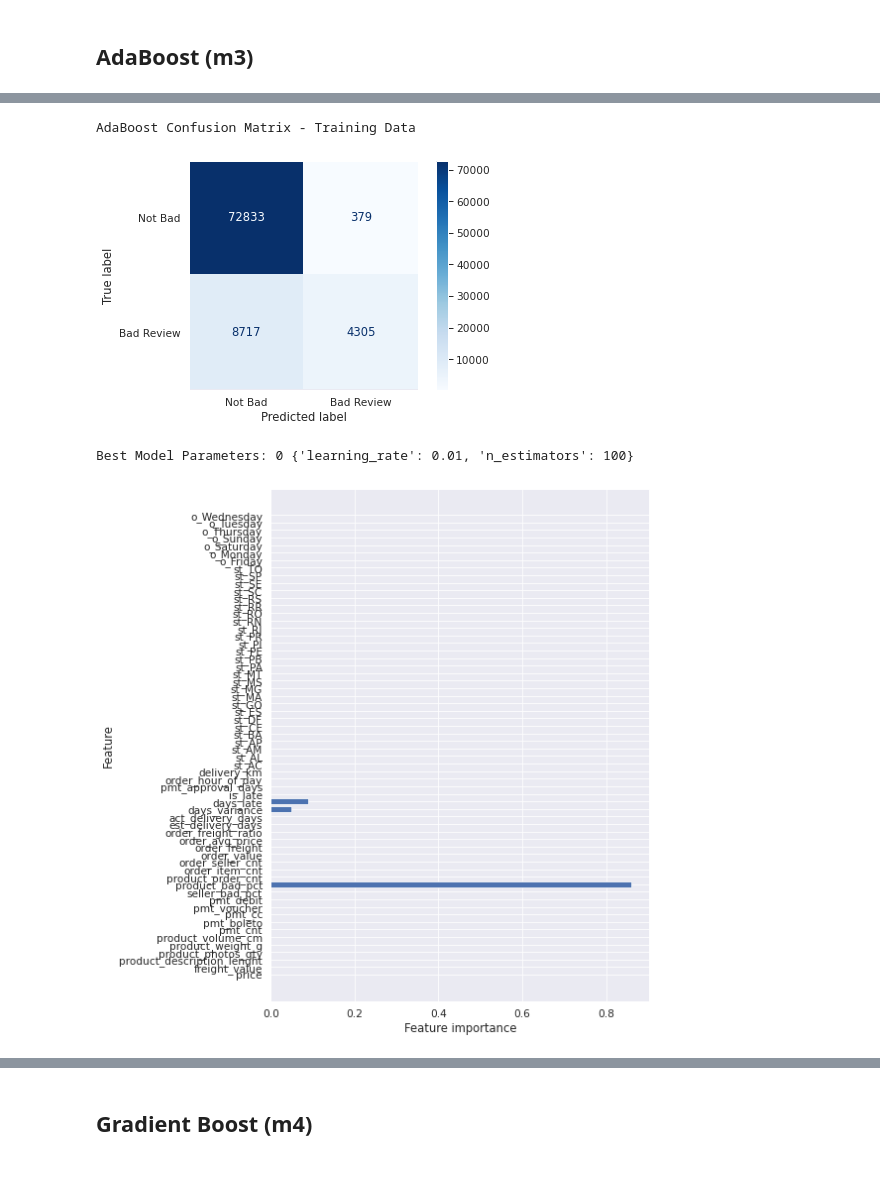
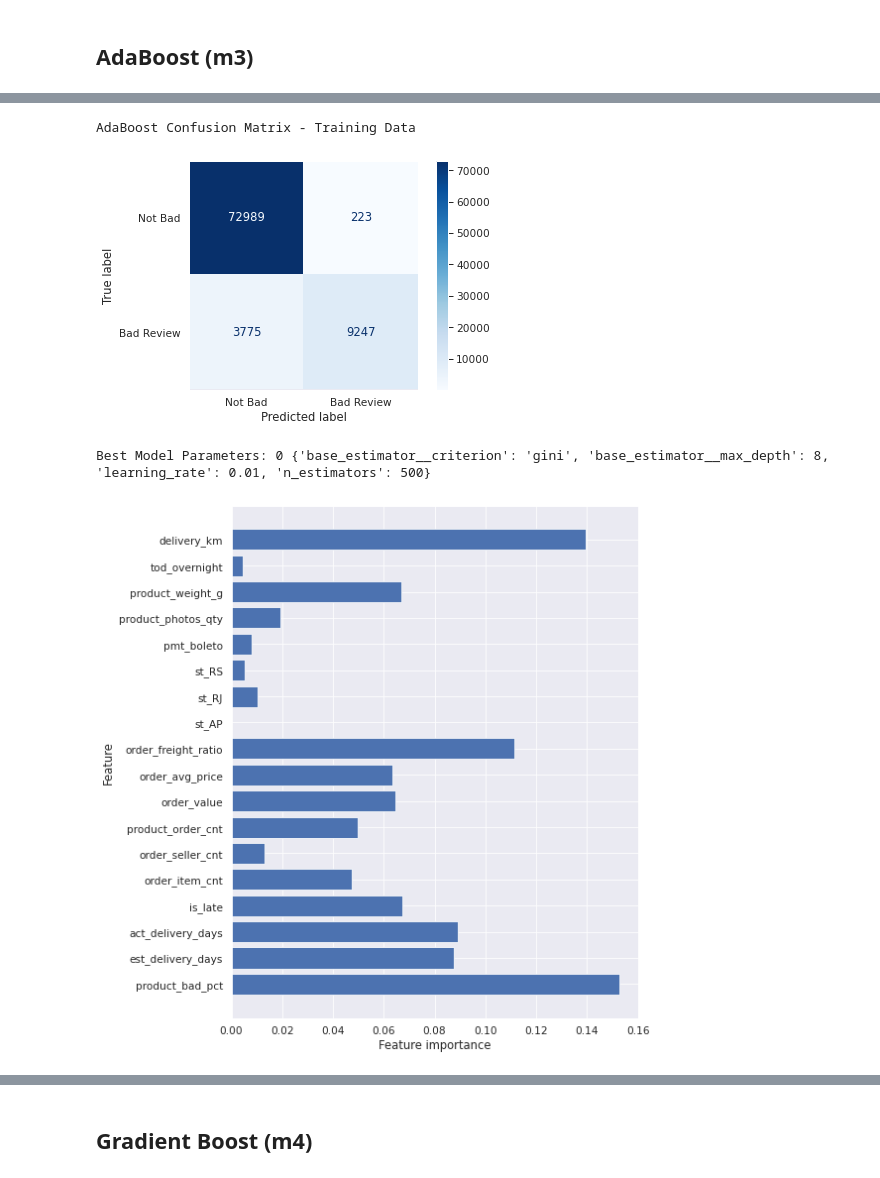
Before and after one commit to cutterback/p05-olist-customer-rating-prediction, a Jupyter notebook: Olist_Customer_Rating_Model.ipynb, the cells around one changed output, grey strips where cells are left out. Drawn from its saved outputs; the diff is of its cells as text; code cells hidden in the pictures.

```diff
--- a/Olist_Customer_Rating_Model.ipynb
+++ b/Olist_Customer_Rating_Model.ipynb
@@ -1507,0 +1544,8 @@ plot_pr_vs_dt(p2, r2, thresholds2, 'Random Forest')
+# %%
+# limit columns for model iteration
+cols_3 = ['product_bad_pct', 'est_delivery_days_log', 'act_delivery_days_log', 'is_late',
+          'order_item_cnt', 'order_seller_cnt', 'product_order_cnt', 'order_value_log',
+          'order_avg_price_log', 'order_freight_ratio_log', 'st_AP', 'st_RJ', 'st_RS',
+          'pmt_boleto', 'product_photos_qty', 'product_weight_g_log', 'tod_overnight', 'delivery_km_log']
+X_train_scaled_m3 = X_train_scaled2[cols_3]
+X_test_scaled_m3 = X_test_scaled2[cols_3]
@@ -1511,9 +1560,10 @@ model_ab = AdaBoostClassifier(tree.DecisionTreeClassifier(random_state=SEED), ra
 # %%
 # define the grid for AdaBoost
 grid_params_ab = [{'n_estimators': [100, 500],
-                   'learning_rate': [0.01, 0.1, 1],
-                   'base_estimator__criterion' : ['gini', 'entropy'],
-                   'base_estimator__max_depth': [3, 5, 8]
+                   'learning_rate': [0.001, 0.01, 0.1],
+                   'base_estimator__criterion' : ['gini'],
+                   'base_estimator__max_depth': [5, 8],
+                   'base_estimator__min_samples_leaf': [25]
                   }]
 # %%
 # create gridsearchCV object for AdaBoost
@@ -1543,12 +1593,11 @@ Fitting 5 folds for each of 36 candidates, totalling 180 fits
 # capture the best parameters for AdaBoost
 grid_params_ab_best = [{'n_estimators': [500], 'learning_rate': [0.01],
                    'base_estimator__criterion' : ['gini'],
-                   'base_estimator__max_depth': [5]
-                  }]
+                   'base_estimator__max_depth' : [5, 8]}]
 # %%
 # create gridsearchCV object for AdaBoost
 gs_ab = instantiate_grid(model_ab, grid_params_ab_best)
 # %%
 # execute the AdaBoost gridsearchCV on training data
-gs_ab.fit(X_train, y_train)
+gs_ab.fit(X_train_scaled_m3, y_train)
 # %% [output]
@@ -1558,24 +1646,24 @@ KeyboardInterrupt:
 # print confusion matrix (train) for best model
 best_model_ab = gs_ab.best_estimator_
 print('AdaBoost Confusion Matrix - Training Data')
-display_confusion(best_model_ab, X_train, y_train, labels=['Not Bad', 'Bad Review'])
+display_confusion(best_model_ab, X_train_scaled_m3, y_train, labels=['Not Bad', 'Bad Review'])
 print(f'Best Model Parameters: {gs_ab.best_index_} {gs_ab.best_params_}')
 # %% [output]
 AdaBoost Confusion Matrix - Training Data
 [figure]
-Best Model Parameters: 0 {'learning_rate': 0.01, 'n_estimators': 100}
+Best Model Parameters: 0 {'base_estimator__criterion': 'gini', 'base_estimator__max_depth': 8, 'learning_rate': 0.01, 'n_estimators': 500}
 # %%
 # plot AdaBoost feature importance for best estimator
-n_features = X_train.shape[1]
+n_features = X_train_scaled_m3.shape[1]
 plt.figure(figsize=(8,8))
 plt.barh(range(n_features), best_model_ab.feature_importances_, align='center')
-plt.yticks(np.arange(n_features), X_train.columns.values)
+plt.yticks(np.arange(n_features), X_train_scaled_m3.columns.values)
 plt.xlabel('Feature importance')
 plt.ylabel('Feature')
 plt.tight_layout()
 plt.show()
 # %% [output]
-[figure, old version]
+[figure, new version]
 # %%
 # display top model results
 cv_results3 = pd.DataFrame.from_dict(gs_ab.cv_results_)
```
Also changed, not shown: parts of 28 cells of this notebook.
